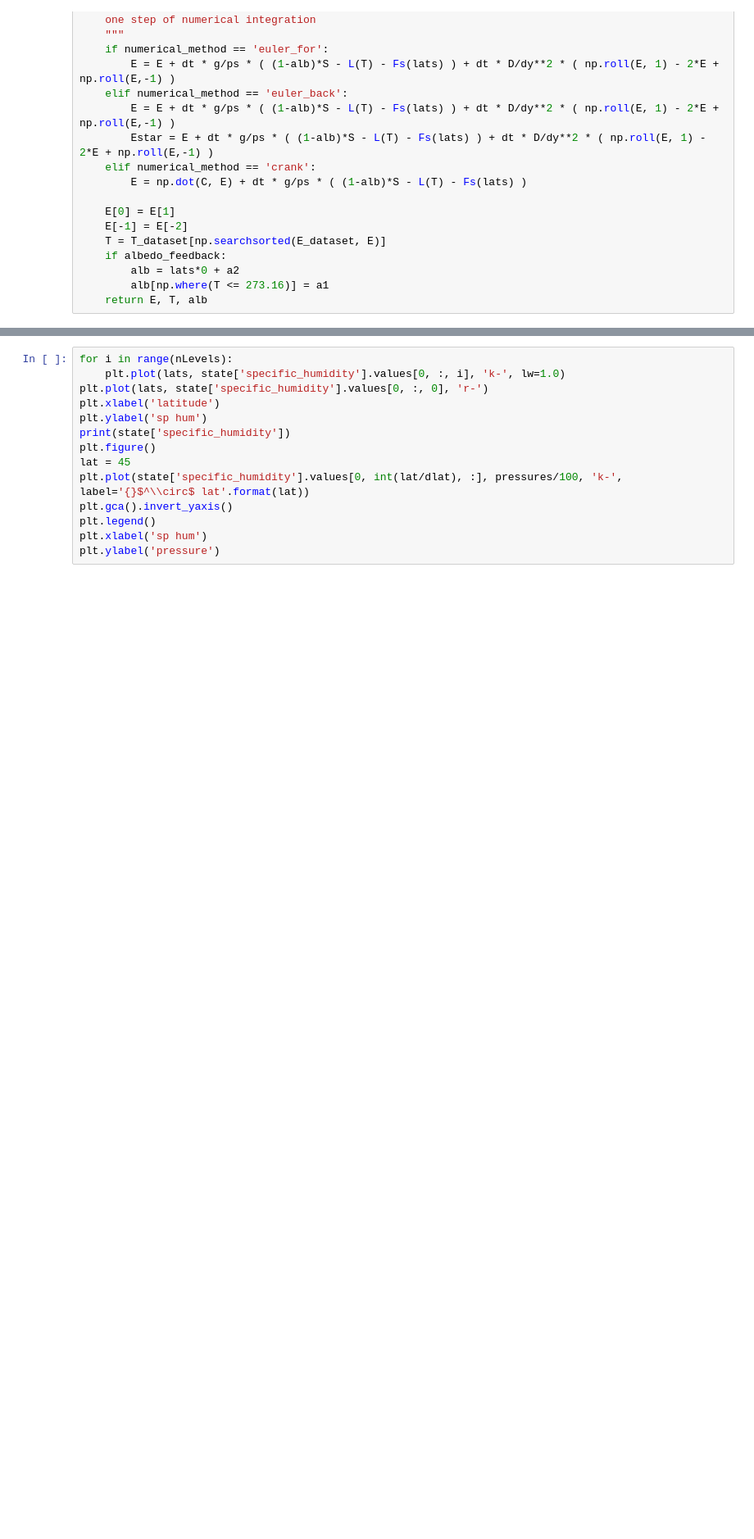
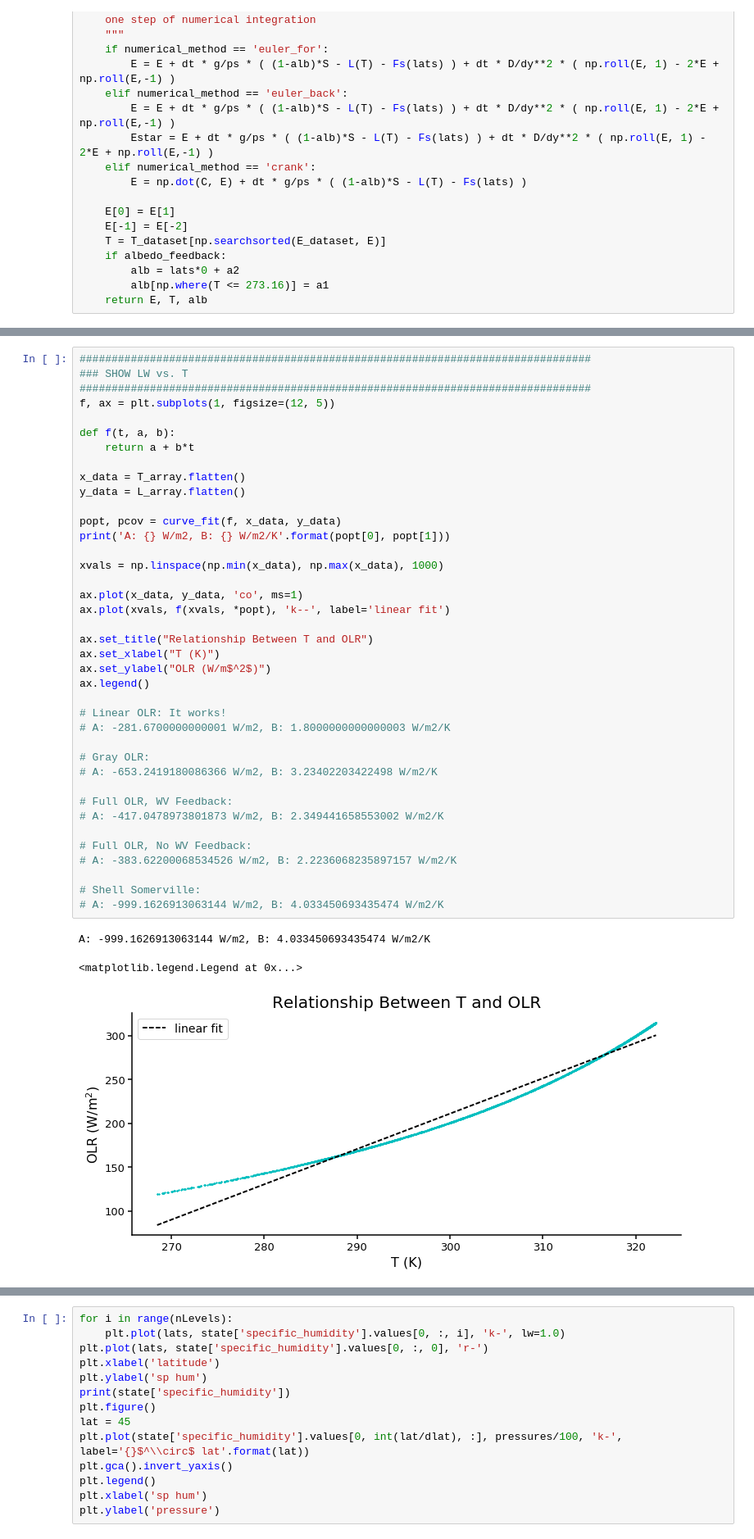
Before and after one commit to fagan2888/EBM, a Jupyter notebook: DiffusiveEBM.ipynb, the cells around one changed output, grey strips where cells are left out. Shown: that part at 82% size. Cells and saved outputs as stored; diff of their text form; blank space fills up the shorter version.

```diff
--- a/DiffusiveEBM.ipynb
+++ b/DiffusiveEBM.ipynb
@@ -561,3 +633,46 @@ print('(SW - LW) at EFE: {} W/m^2'.format(SW_f[max_index] - LW_f[max_index]))
+# %%
+################################################################################
+### SHOW LW vs. T
+################################################################################
+f, ax = plt.subplots(1, figsize=(12, 5))
+
+def f(t, a, b):
+    return a + b*t
+
+x_data = T_array.flatten()
+y_data = L_array.flatten()
+
+popt, pcov = curve_fit(f, x_data, y_data)
+print('A: {} W/m2, B: {} W/m2/K'.format(popt[0], popt[1]))
+
+xvals = np.linspace(np.min(x_data), np.max(x_data), 1000)
+
+ax.plot(x_data, y_data, 'co', ms=1)
+ax.plot(xvals, f(xvals, *popt), 'k--', label='linear fit')
+
+ax.set_title("Relationship Between T and OLR")
+ax.set_xlabel("T (K)")
+ax.set_ylabel("OLR (W/m$^2$)")
+ax.legend()
+
+# Linear OLR: It works!
+# A: -281.6700000000001 W/m2, B: 1.8000000000000003 W/m2/K
+
+# Gray OLR:
+# A: -653.2419180086366 W/m2, B: 3.23402203422498 W/m2/K
+
+# Full OLR, WV Feedback:
+# A: -417.0478973801873 W/m2, B: 2.349441658553002 W/m2/K
+
+# Full OLR, No WV Feedback:
+# A: -383.62200068534526 W/m2, B: 2.2236068235897157 W/m2/K
+
+# Shell Somerville:
+# A: -999.1626913063144 W/m2, B: 4.033450693435474 W/m2/K
+# %% [output]
+A: -999.1626913063144 W/m2, B: 4.033450693435474 W/m2/K
+<matplotlib.legend.Legend at 0x...>
+[figure, added]
 # %%
 ################################################################################
 ### ANIMATION
```
Also changed, not shown: parts of 14 cells of this notebook.
